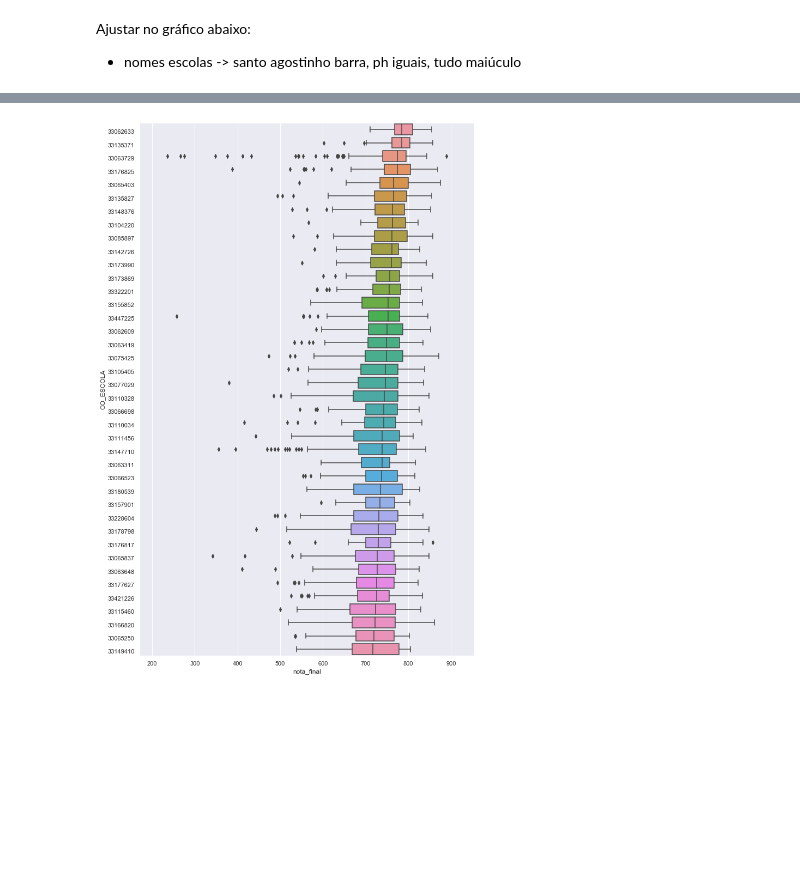
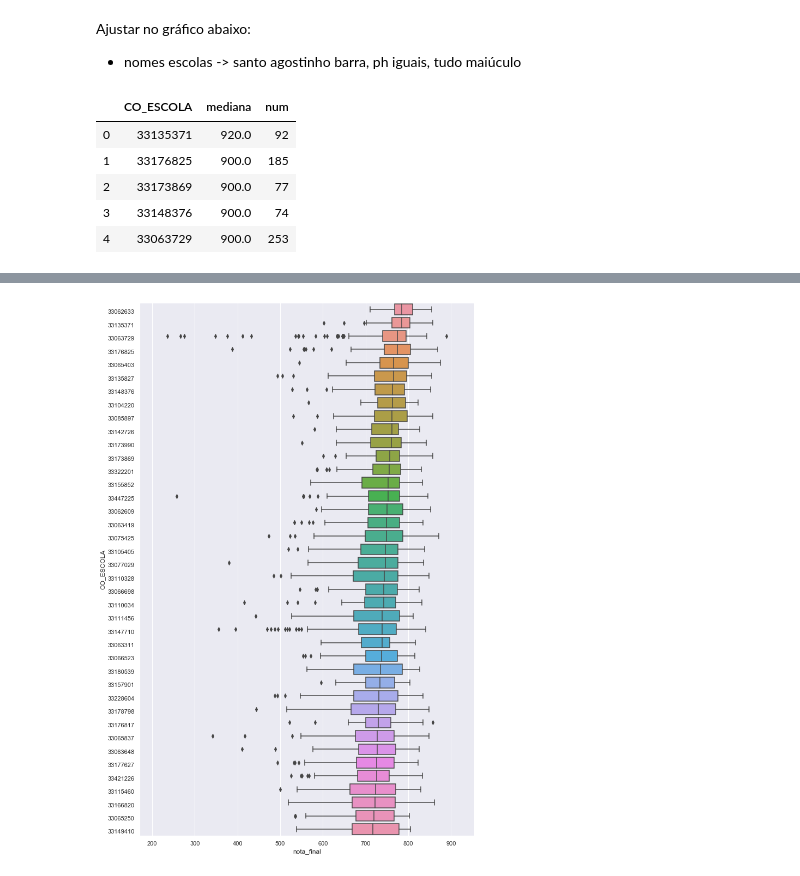
Before and after one commit to pauloneves/educacao, a Jupyter notebook: analisa.ipynb, the cells around one changed output, grey strips where cells are left out. Saved outputs shown, nothing was run; the diff lists cells and outputs as text; code cells hidden in the pictures; blank space fills up the shorter version.

```diff
--- a/analisa.ipynb
+++ b/analisa.ipynb
@@ -130,4 +125,13 @@ Ajustar no gráfico abaixo:
 - nomes escolas -> santo agostinho barra, ph iguais, tudo maiúculo
 # %%
 df_melhores['rotulo'] = df_melhores.loc[:,['NO_ENTIDADE', 'num', 'rank']].apply(lambda x: '{:>s} {:03d}/{:>2.0f}'.format(x[0].title(), x[1], x[2]), axis=1)
+# %%
+df_melhores.head()
+# %% [output]
+|  | CO_ESCOLA | mediana | num |
+| 0 | 33135371 | 920.0 | 92 |
+| 1 | 33176825 | 900.0 | 185 |
+| 2 | 33173869 | 900.0 | 77 |
+| 3 | 33148376 | 900.0 | 74 |
+| 4 | 33063729 | 900.0 | 253 |
 # %%
```
Also changed, not shown: parts of 11 cells of this notebook, 1 other file.
